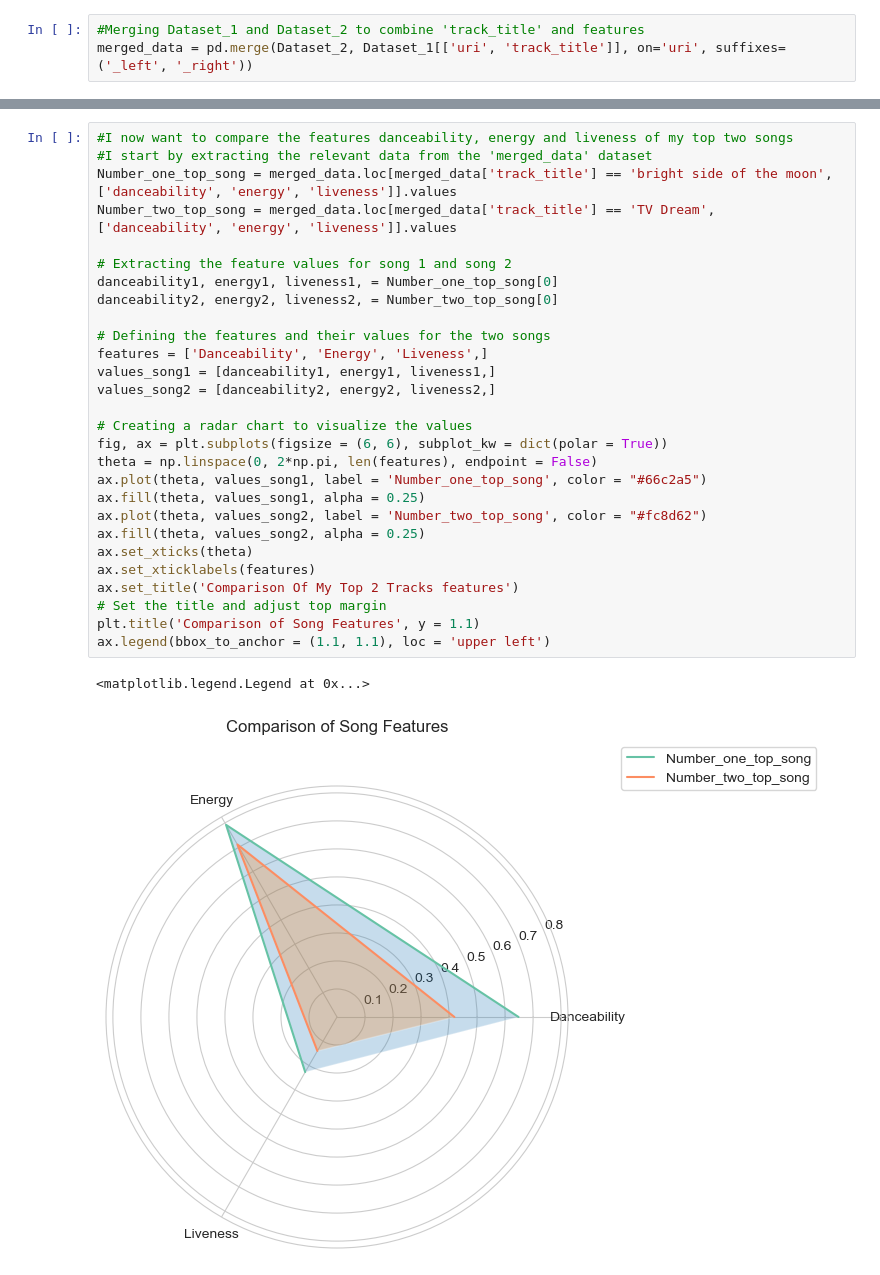
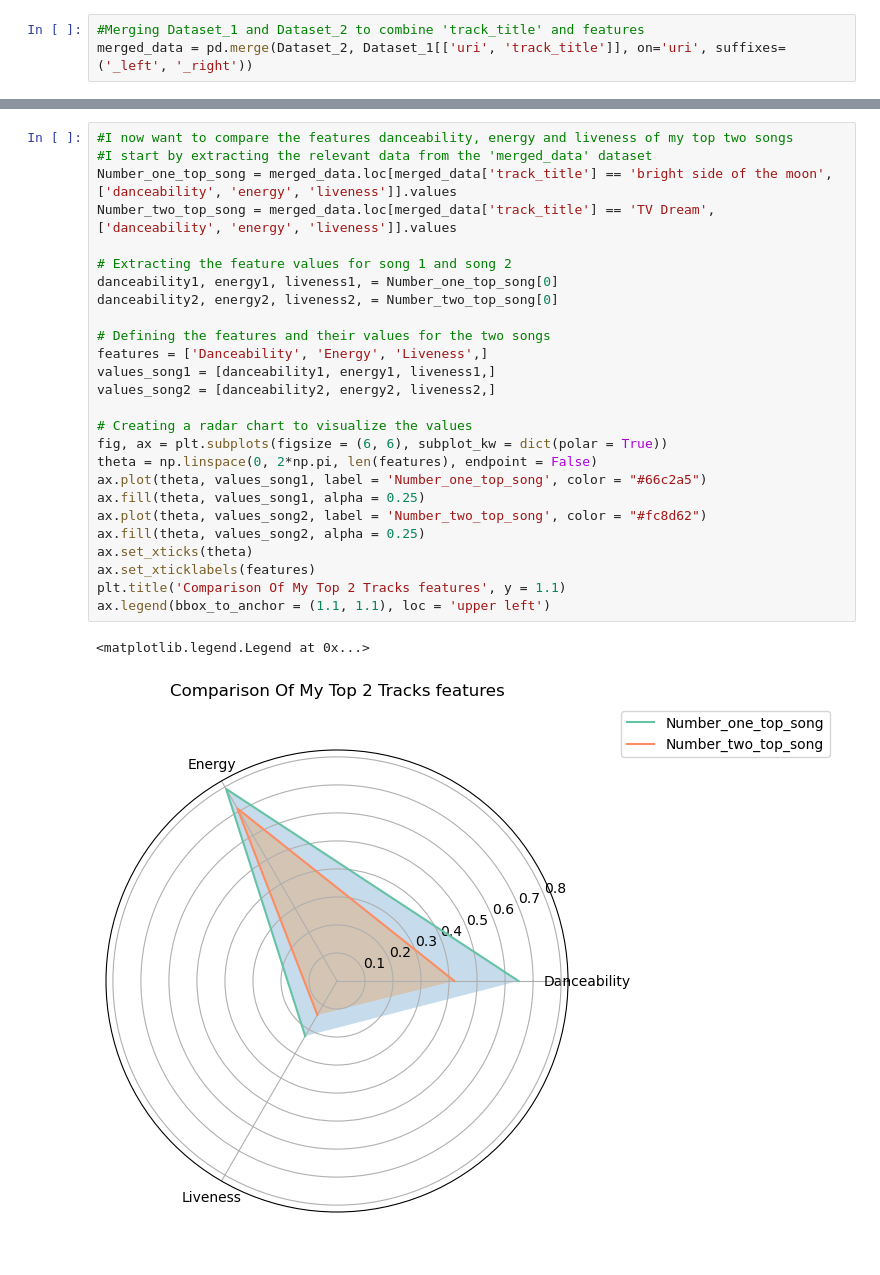
Before and after one commit to KristinBJ98/spotify_api_project, a Jupyter notebook: Make spotify graphs.ipynb, the cells around one changed output, grey strips where cells are left out. Saved outputs shown, nothing was run; the diff lists cells and outputs as text.

```diff
--- a/Make spotify graphs.ipynb
+++ b/Make spotify graphs.ipynb
@@ -67,34 +68,32 @@ plt.grid(False, axis = 'x') # turn off vertical grid
-# %%
-#I now want to compare the features danceability, energy and liveness of my top two songs
-#I start by extracting the relevant data from the 'merged_data' dataset
-Number_one_top_song = merged_data.loc[merged_data['track_title'] == 'bright side of the moon', ['danceability', 'energy', 'liveness']].values
-Number_two_top_song = merged_data.loc[merged_data['track_title'] == 'TV Dream', ['danceability', 'energy', 'liveness']].values
-
-# Extracting the feature values for song 1 and song 2
-danceability1, energy1, liveness1, = Number_one_top_song[0]
-danceability2, energy2, liveness2, = Number_two_top_song[0]
-
-# Defining the features and their values for the two songs
-features = ['Danceability', 'Energy', 'Liveness',]
-values_song1 = [danceability1, energy1, liveness1,]
-values_song2 = [danceability2, energy2, liveness2,]
-
-# Creating a radar chart to visualize the values
-fig, ax = plt.subplots(figsize = (6, 6), subplot_kw = dict(polar = True))
-theta = np.linspace(0, 2*np.pi, len(features), endpoint = False)
-ax.plot(theta, values_song1, label = 'Number_one_top_song', color = "#66c2a5")
-ax.fill(theta, values_song1, alpha = 0.25)
-ax.plot(theta, values_song2, label = 'Number_two_top_song', color = "#fc8d62")
-ax.fill(theta, values_song2, alpha = 0.25)
-ax.set_xticks(theta)
-ax.set_xticklabels(features)
-ax.set_title('Comparison Of My Top 2 Tracks features')
-# Set the title and adjust top margin
-plt.title('Comparison of Song Features', y = 1.1)
-ax.legend(bbox_to_anchor = (1.1, 1.1), loc = 'upper left')
-# %% [output]
-<matplotlib.legend.Legend at 0x...>
-[figure, removed]
+# %%
+#I now want to compare the features danceability, energy and liveness of my top two songs
+#I start by extracting the relevant data from the 'merged_data' dataset
+Number_one_top_song = merged_data.loc[merged_data['track_title'] == 'bright side of the moon', ['danceability', 'energy', 'liveness']].values
+Number_two_top_song = merged_data.loc[merged_data['track_title'] == 'TV Dream', ['danceability', 'energy', 'liveness']].values
+
+# Extracting the feature values for song 1 and song 2
+danceability1, energy1, liveness1, = Number_one_top_song[0]
+danceability2, energy2, liveness2, = Number_two_top_song[0]
+
+# Defining the features and their values for the two songs
+features = ['Danceability', 'Energy', 'Liveness',]
+values_song1 = [danceability1, energy1, liveness1,]
+values_song2 = [danceability2, energy2, liveness2,]
+
+# Creating a radar chart to visualize the values
+fig, ax = plt.subplots(figsize = (6, 6), subplot_kw = dict(polar = True))
+theta = np.linspace(0, 2*np.pi, len(features), endpoint = False)
+ax.plot(theta, values_song1, label = 'Number_one_top_song', color = "#66c2a5")
+ax.fill(theta, values_song1, alpha = 0.25)
+ax.plot(theta, values_song2, label = 'Number_two_top_song', color = "#fc8d62")
+ax.fill(theta, values_song2, alpha = 0.25)
+ax.set_xticks(theta)
+ax.set_xticklabels(features)
+plt.title('Comparison Of My Top 2 Tracks features', y = 1.1)
+ax.legend(bbox_to_anchor = (1.1, 1.1), loc = 'upper left')
+# %% [output]
+<matplotlib.legend.Legend at 0x...>
+[figure, added]
 # %%
 #Lastly, i want to find out which genres i listen to most using Dataset_3
 
```
Also changed, not shown: parts of 4 cells of this notebook, 1 other file.
